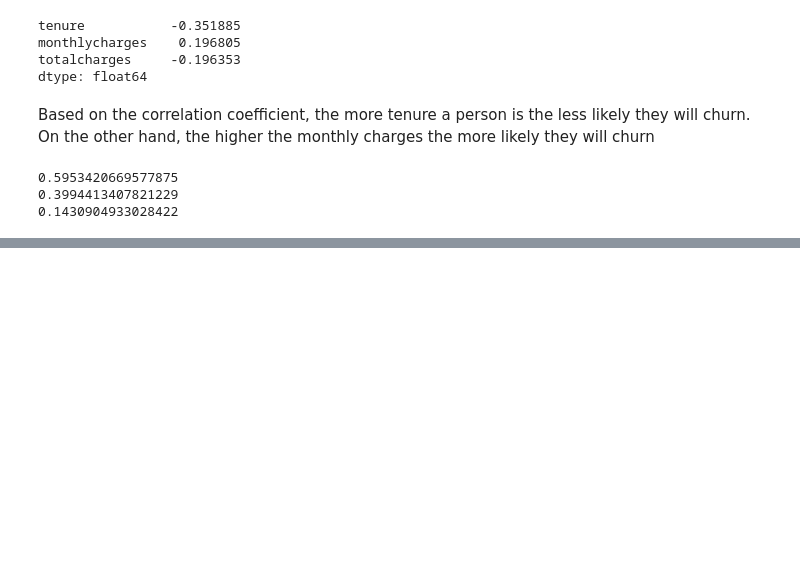
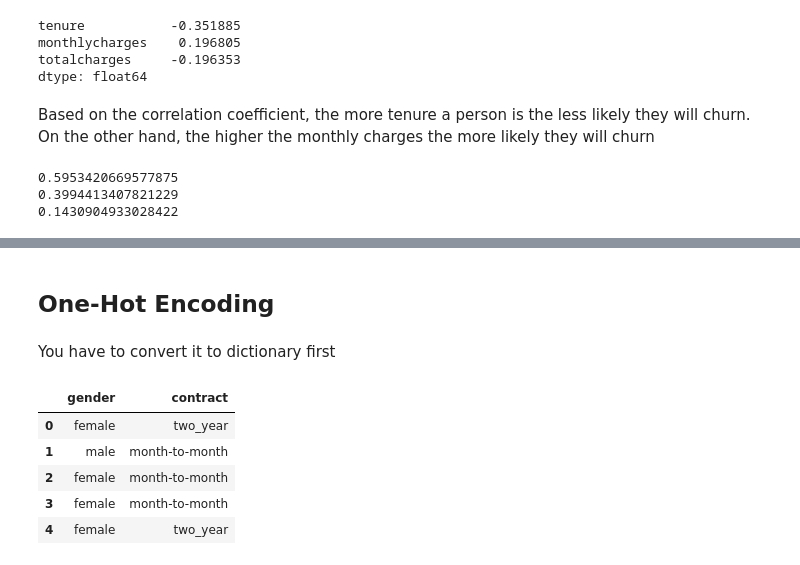
Before and after one commit to pyjom/ml-zoomcamp-2025, a Jupyter notebook: week3/week3.ipynb, the cells around one changed output, grey strips where cells are left out. Saved outputs shown, nothing was run; the diff lists cells and outputs as text; code cells hidden in the pictures; blank space fills up the shorter version.

Commit message:
adding one hot encoding

```diff
--- a/week3/week3.ipynb
+++ b/week3/week3.ipynb
@@ -607,3 +607,5 @@ print(df_full_train[df_full_train['tenure'] > 24].churn.mean()) # > 24 months in
 0.1430904933028422
 # %% [markdown]
 ![image.png](attachment:image.png)
+# %% [markdown]
+## **One-Hot Encoding**
@@ -609,0 +615,11 @@ print(df_full_train[df_full_train['tenure'] > 24].churn.mean()) # > 24 months in
+# %% [markdown]
+You have to convert it to dictionary first
+# %%
+df_train[['gender', 'contract']].iloc[:5]
+# %% [output]
+|  | gender | contract |
+| 0 | female | two_year |
+| 1 | male | month-to-month |
+| 2 | female | month-to-month |
+| 3 | female | month-to-month |
+| 4 | female | two_year |
```
Also changed, not shown: parts of 45 cells of this notebook.
